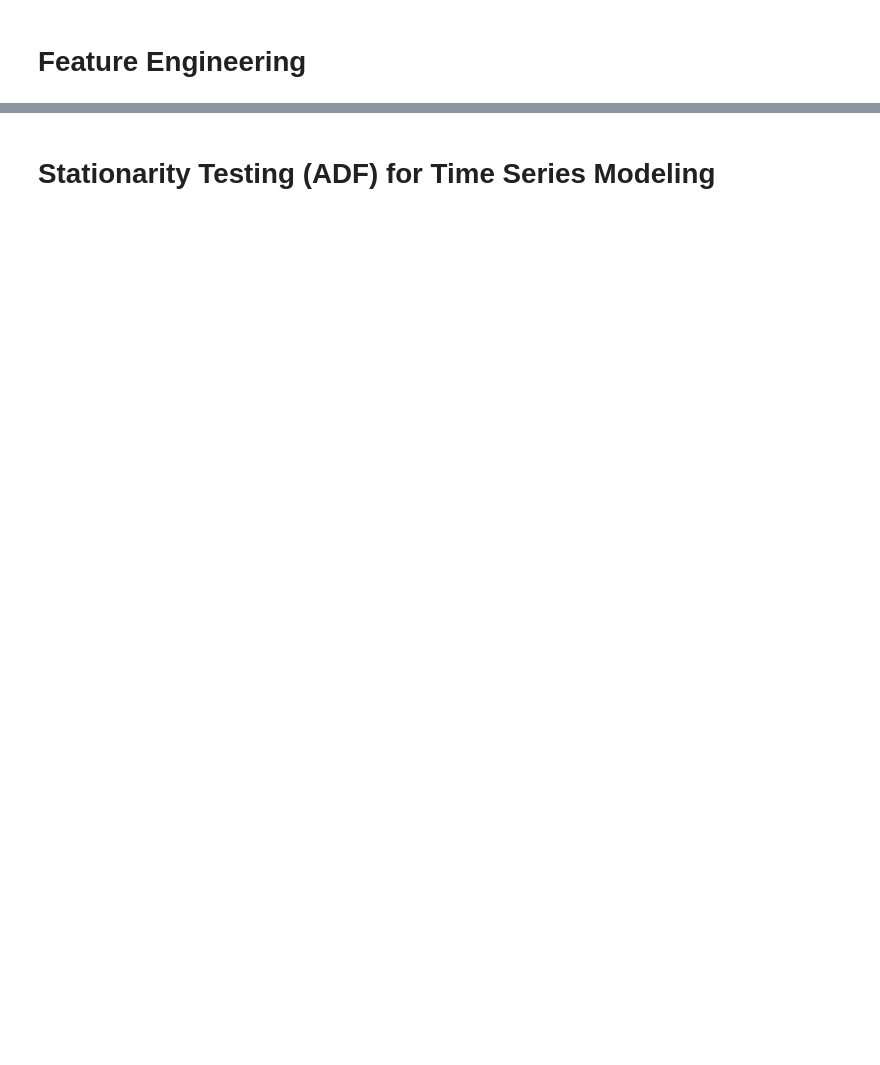
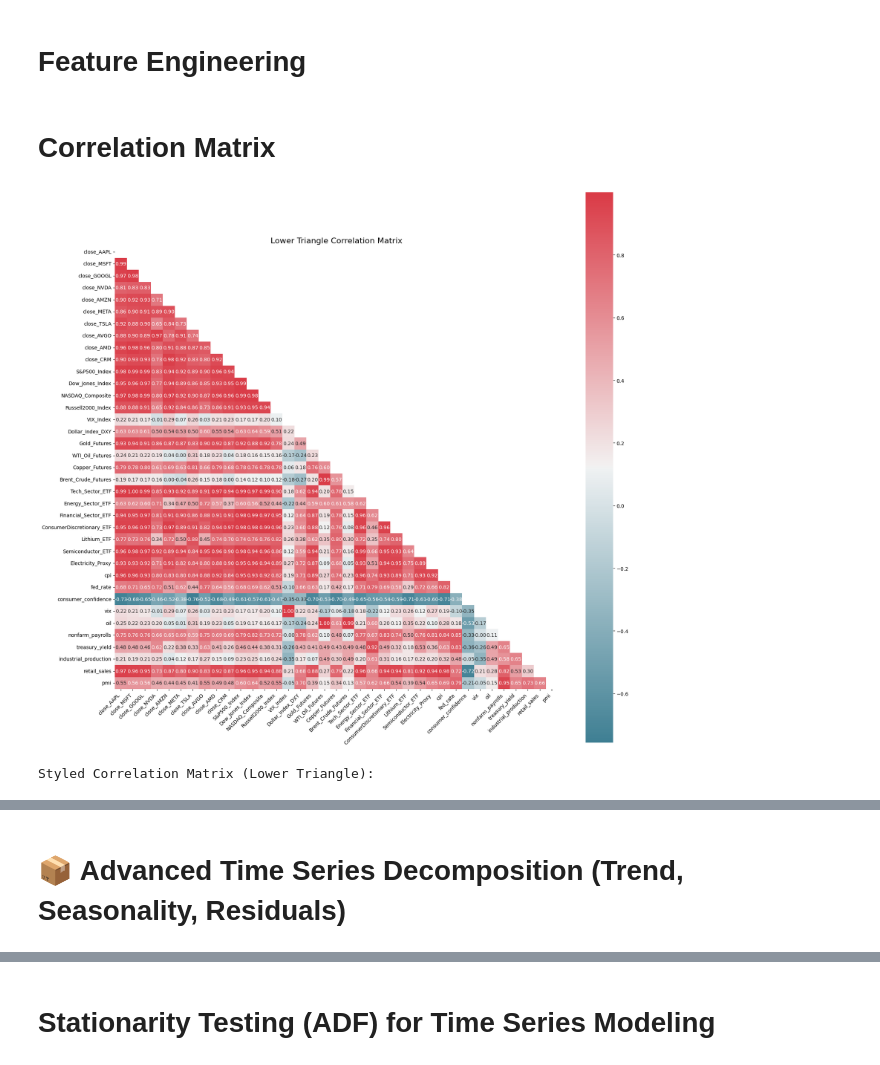
Before and after one commit to kvn-dtrx/capstone-SignalSigma, a Jupyter notebook: notebooks/data_inspection.ipynb, the cells around one changed output, grey strips where cells are left out. Drawn from its saved outputs; the diff is of its cells as text; code cells hidden in the pictures; blank space fills up the shorter version.

```diff
--- a/notebooks/data_inspection.ipynb
+++ b/notebooks/data_inspection.ipynb
@@ -353,0 +730,76 @@ df.dropna(inplace=True)
+# %% [markdown]
+# Correlation Matrix
+# %%
+import pandas as pd
+import matplotlib.pyplot as plt
+import seaborn as sns
+import numpy as np
+
+check_corr_df = df[[
+    'close_AAPL', 'close_MSFT', 'close_GOOGL', 'close_NVDA', 'close_AMZN',
+    'close_META', 'close_TSLA', 'close_AVGO', 'close_AMD', 'close_CRM',
+    'S&P500_Index', 'Dow_Jones_Index', 'NASDAQ_Composite',
+    'Russell2000_Index', 'VIX_Index', 'Dollar_Index_DXY', 'Gold_Futures',
+    'WTI_Oil_Futures', 'Copper_Futures', 'Brent_Crude_Futures',
+    'Tech_Sector_ETF', 'Energy_Sector_ETF', 'Financial_Sector_ETF',
+    'ConsumerDiscretionary_ETF', 'Lithium_ETF', 'Semiconductor_ETF',
+    'Electricity_Proxy',
+    'cpi', 'fed_rate', 'consumer_confidence', 'vix', 'oil',
+    'nonfarm_payrolls', 'treasury_yield', 'industrial_production',
+    'retail_sales', 'pmi'
+]]
+
+corr_df = check_corr_df.corr()
+
+# 1. Create a Mask for the Upper Triangle
+mask = np.triu(np.ones_like(corr_df, dtype=bool))
+
+# 2. Create a Styled Correlation Matrix with Lower Triangle and Meaningful Colors
+def styled_lower_triangle_heatmap(df, title="Correlation Matrix"):
+    """
+    Displays a styled correlation matrix with only the lower triangle visible.
+
+    Args:
+        df (pd.DataFrame): The correlation matrix.
+        title (str, optional): The title of the heatmap. Defaults to "Correlation Matrix".
+    """
+
+    styled_df = df.style.format(precision=2).background_gradient(
+        cmap=sns.diverging_palette(220, 10, as_cmap=True),  # Use a diverging color palette
+        axis=None,
+    ).set_properties(**{'font-size': '8pt'})  # Adjust font size as needed
+
+    # Apply the mask to hide the upper triangle (does not work directly with style)
+    masked_df = df.copy()
+    masked_df[mask] = np.nan  # Replace upper triangle with NaN
+
+    # Convert to a DataFrame suitable for display (including index as a column)
+    display_df = masked_df.reset_index().melt('index')
+    display_df.dropna(inplace=True)  # Remove NaN values
+
+    # Create the heatmap using seaborn for better control
+    plt.figure(figsize=(20, 20))  # Adjust figure size as needed
+    sns.heatmap(
+        masked_df,
+        annot=True,  # Display correlation values in the heatmap
+        fmt=".2f",   # Format of the annotations
+        cmap=sns.diverging_palette(220, 10, as_cmap=True),
+        mask=mask,  # Apply the mask in seaborn
+        cbar=True,  # Show the color bar
+        square=True, # Ensure the heatmap cells are square
+    )
+    plt.title(title, fontsize=16)
+    plt.xticks(rotation=45, ha='right')  # Rotate x-axis labels for readability
+    plt.yticks(rotation=0)
+    plt.show()
+
+    return styled_df
+
+styled_corr_df = styled_lower_triangle_heatmap(corr_df, title="Lower Triangle Correlation Matrix")
+
+# 3. Print the Styled Correlation Matrix (Table)
+print("\nStyled Correlation Matrix (Lower Triangle):\n")
+display(styled_corr_df)  # Use display() in a notebook environment
+# %% [output]
+[figure, added]
+Styled Correlation Matrix (Lower Triangle):
@@ -353,0 +823,2 @@ df.dropna(inplace=True)
+# %% [markdown]
+# 📦 Advanced Time Series Decomposition (Trend, Seasonality, Residuals)
```
Also changed, not shown: parts of 30 cells of this notebook.
